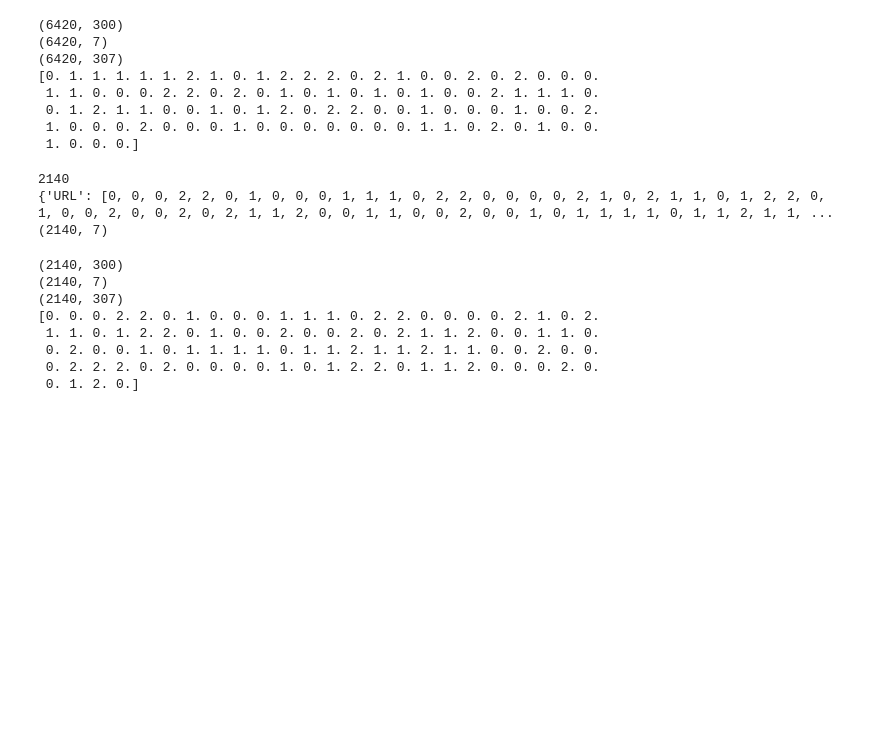
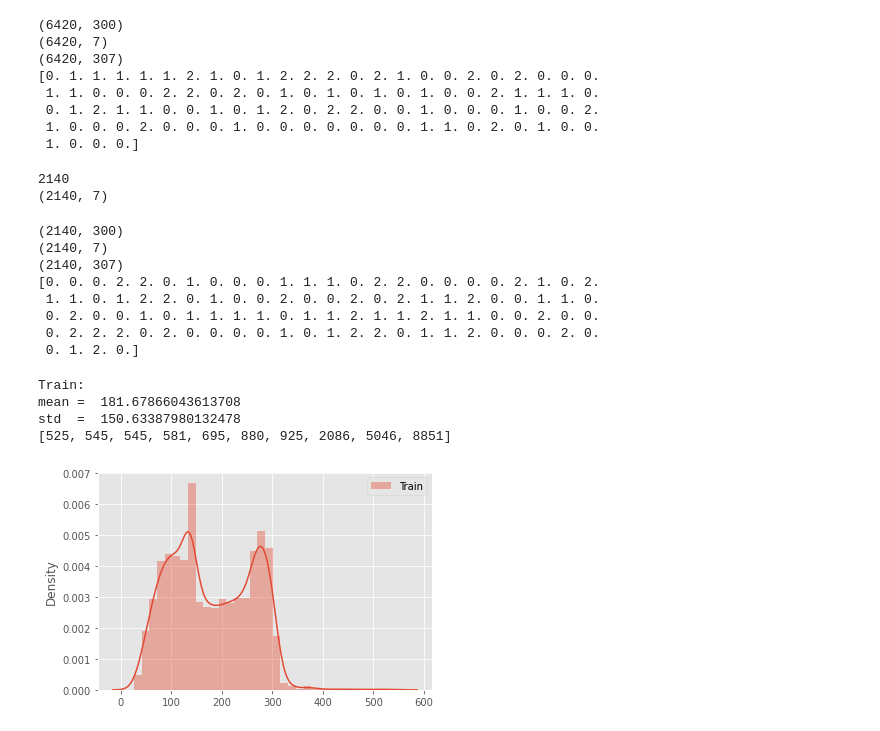
Before and after one commit to rsk97/AAAI-CONSTRAINT, a Jupyter notebook: Fake News/Notebooks/Fake_News_Stats.ipynb, the cells around one changed output. Cells and saved outputs as stored; diff of their text form; code cells hidden in the pictures; blank space fills up the shorter version.

```diff
--- a/Fake News/Notebooks/Fake_News_Stats.ipynb
+++ b/Fake News/Notebooks/Fake_News_Stats.ipynb
@@ -297,6 +308,7 @@ print(train_X_new.T[300][:100])
  1. 0. 0. 0. 2. 0. 0. 0. 1. 0. 0. 0. 0. 0. 0. 0. 1. 1. 0. 2. 0. 1. 0. 0.
  1. 0. 0. 0.]
 # %%
+# Append Tag info to Input Data 1/2
 val_data = {}
 items = ['URL','MENTION','HASHTAG','RESERVED','EMOJI','SMILEY','NUMBER']
 for item in items:
@@ -310,7 +322,7 @@ for i in range(len(val_clean_tweets)):
 
 
 print(len(val_data['HASHTAG']))
-print(val_data)
+# print(val_data)
 
 val_arr = []
 
@@ -322,6 +334,5 @@ val_arr = val_arr.T
 print(val_arr.shape)
 # %% [output]
 2140
-{'URL': [0, 0, 0, 2, 2, 0, 1, 0, 0, 0, 1, 1, 1, 0, 2, 2, 0, 0, 0, 0, 2, 1, 0, 2, 1, 1, 0, 1, 2, 2, 0, 1, 0, 0, 2, 0, 0, 2, 0, 2, 1, 1, 2, 0, 0, 1, 1, 0, 0, 2, 0, 0, 1, 0, 1, 1, 1, 1, 0, 1, 1, 2, 1, 1, ...
 (2140, 7)
 # %%
@@ -346,0 +362,25 @@ save('val_X_new.npy', val_X_new)
+# %%
+# Experiments with Length of Tweet
+
+tweets = train_df['tweet']
+train_len_arr = []
+for tweet in tweets:
+  train_len_arr.append(len(tweet))
+
+
+print("Train:")
+print("mean = ",np.mean(train_len_arr))
+print("std  = ",np.std(train_len_arr))
+x = train_len_arr.copy()
+x.sort()
+print(x[-10:])
+
+sns.distplot(x[8:-8], hist=True,label="Train")
+plt.legend(loc="upper right")
+plt.show()
+# %% [output]
+Train:
+mean =  181.67866043613708
+std  =  150.63387980132478
+[525, 545, 545, 581, 695, 880, 925, 2086, 5046, 8851]
+[figure, added]
```
Also changed, not shown: parts of 34 cells of this notebook.
